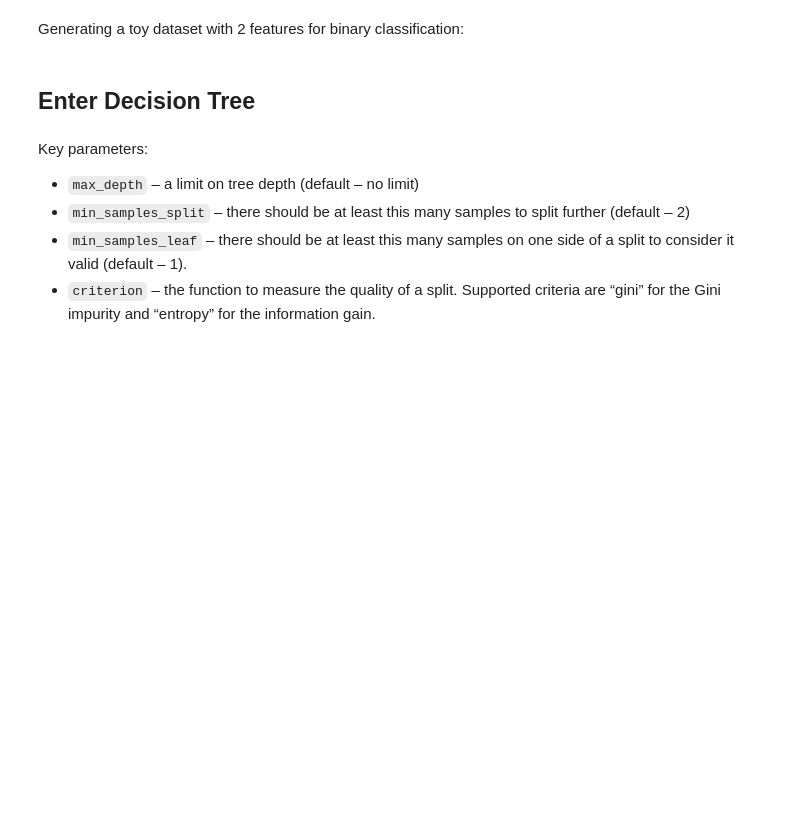
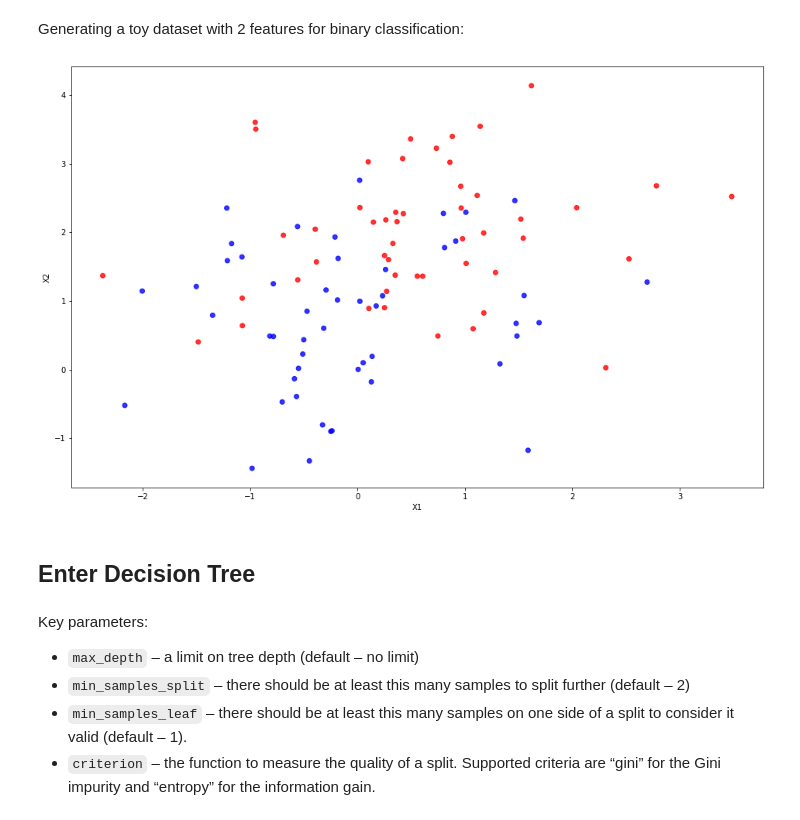
Before and after one commit to postolache/onboarding-ml, a Jupyter notebook: 03. Classification and Decision Trees/decision-trees.ipynb, the cells around one changed output. Saved outputs shown, nothing was run; the diff lists cells and outputs as text; code cells hidden in the pictures; blank space fills up the shorter version.

```diff
--- a/03. Classification and Decision Trees/decision-trees.ipynb
+++ b/03. Classification and Decision Trees/decision-trees.ipynb
@@ -6,17 +6,20 @@
 import os
 import numpy as np
 import matplotlib.pyplot as plt
+plt.rcParams['figure.figsize'] = [16, 10]
 # %% [markdown]
 Generating a toy dataset with 2 features for binary classification:
 # %%
 from sklearn.datasets import make_blobs
 
-X_toy, y_toy = make_blobs(n_samples=400,
+X_toy, y_toy = make_blobs(n_samples=100,
                           centers=[[0., 1.], [1., 2.]],
                           random_state=14)
 
 plt.scatter(X_toy[:, 0], X_toy[:, 1], c=y_toy, alpha=0.8, cmap='bwr')
 plt.xlabel('X1'), plt.ylabel('X2');
+# %% [output]
+[figure, added]
 # %% [markdown]
 ## Enter Decision Tree
 # %%
```
Also changed, not shown: parts of 6 cells of this notebook.
